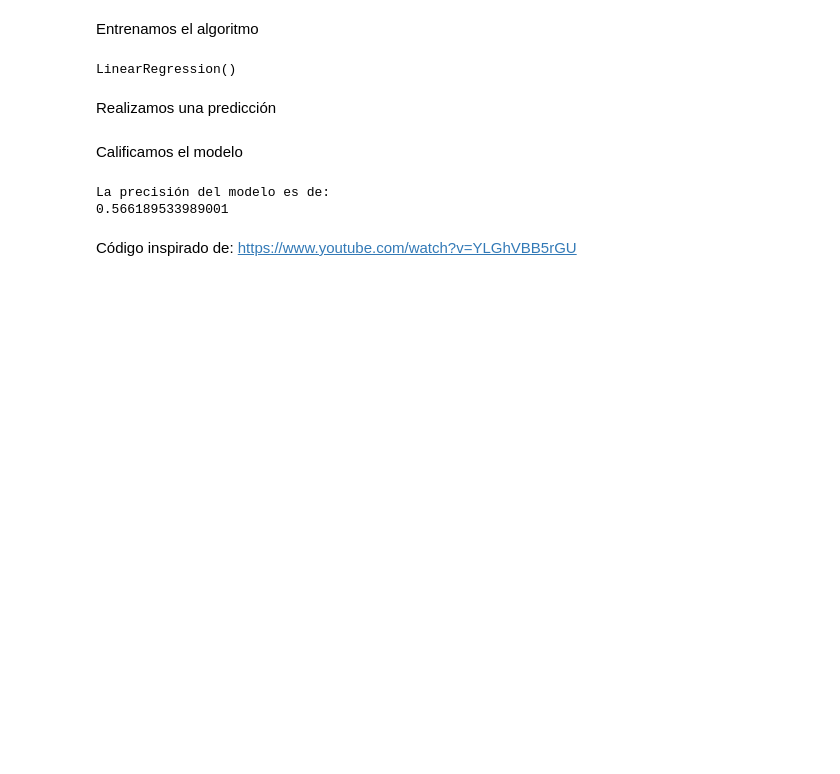
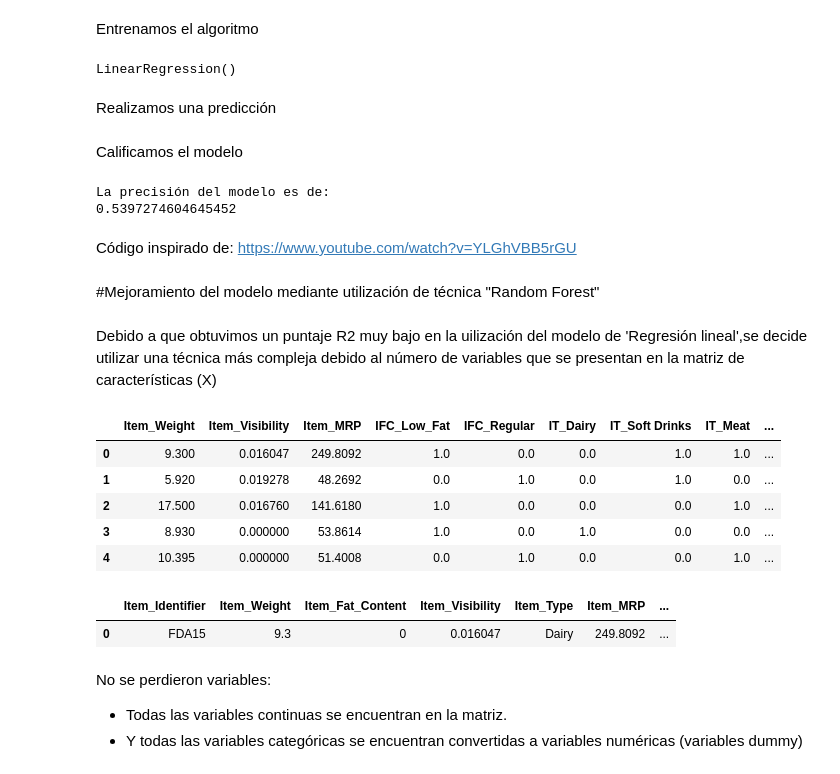
Before and after one commit to Nicolaser1102/predicciones_ventas_comida, a Jupyter notebook: Predicciones_venta_comida.ipynb, the cells around one changed output. Cells and saved outputs as stored; diff of their text form; code cells hidden in the pictures; blank space fills up the shorter version.

```diff
--- a/Predicciones_venta_comida.ipynb
+++ b/Predicciones_venta_comida.ipynb
@@ -1233,9 +1233,31 @@ y_pred = lr.predict(X_test)
 Calificamos el modelo
 # %%
 print('La precisión del modelo es de: ')
-print(lr.score(X_train,y_train))
+print(lr.score(X_test,y_test))
 # %% [output]
 La precisión del modelo es de:
-0.566189533989001
+0.5397274604645452
 # %% [markdown]
 Código inspirado de: https://www.youtube.com/watch?v=YLGhVBB5rGU
+# %% [markdown]
+#Mejoramiento del modelo mediante utilización de técnica "Random Forest"
+# %% [markdown]
+Debido a que obtuvimos un puntaje R2 muy bajo en la uilización del modelo de 'Regresión lineal',se decide utilizar una técnica más compleja debido al número de variables que se presentan en la matriz de características (X)
+# %%
+#Revisamos nuestra matriz de variables independientes
+X = sales_predictions_regresion.loc [:,['Item_Weight','Item_Visibility','Item_MRP',
+                                    'IFC_Low_Fat', 'IFC_Regular','IT_Dairy', 'IT_Soft Drinks', 'IT_Meat', 'IT_Household', 'IT_Baking Goods',
+       'IT_Snack Foods', 'IT_Fruits and Vegetables', 'IT_Breakfast',
+       'IT_Health and Hygiene', 'IT_Hard Drinks', 'IT_Frozen Foods', 'IT_Canned',
+       'IT_Starchy Foods', 'IT_Breads', 'IT_Others', 'IT_Seafood',
+       'OS_High', 'OS_Medium', 'OS_Small','OL_Tier 1', 'OL_Tier 2', 'OL_Tier 3','OT_Grocery Store', 'OT_Supermarket Type1', 'OT_Supermarket Type2',
+       'OT_Supermarket Type3'
+       ]]
+X.head()
+# %% [output]
+|  | Item_Weight | Item_Visibility | Item_MRP | IFC_Low_Fat | IFC_Regular | IT_Dairy | IT_Soft Drinks | IT_Meat | ... |
+| 0 | 9.300 | 0.016047 | 249.8092 | 1.0 | 0.0 | 0.0 | 1.0 | 1.0 | ... |
+| 1 | 5.920 | 0.019278 | 48.2692 | 0.0 | 1.0 | 0.0 | 1.0 | 0.0 | ... |
+| 2 | 17.500 | 0.016760 | 141.6180 | 1.0 | 0.0 | 0.0 | 0.0 | 1.0 | ... |
+| 3 | 8.930 | 0.000000 | 53.8614 | 1.0 | 0.0 | 1.0 | 0.0 | 0.0 | ... |
+| 4 | 10.395 | 0.000000 | 51.4008 | 0.0 | 1.0 | 0.0 | 0.0 | 1.0 | ... |
@@ -1241,0 +1267,9 @@ Código inspirado de: https://www.youtube.com/watch?v=YLGhVBB5rGU
+# %%
+sales_predictions_df1.head(1)
+# %% [output]
+|  | Item_Identifier | Item_Weight | Item_Fat_Content | Item_Visibility | Item_Type | Item_MRP | ... |
+| 0 | FDA15 | 9.3 | 0 | 0.016047 | Dairy | 249.8092 | ... |
+# %% [markdown]
+No se perdieron variables:
+- Todas las variables continuas se encuentran en la matriz.
+- Y todas las variables categóricas se encuentran convertidas a variables numéricas (variables dummy)
```
Also changed, not shown: parts of 50 cells of this notebook.
